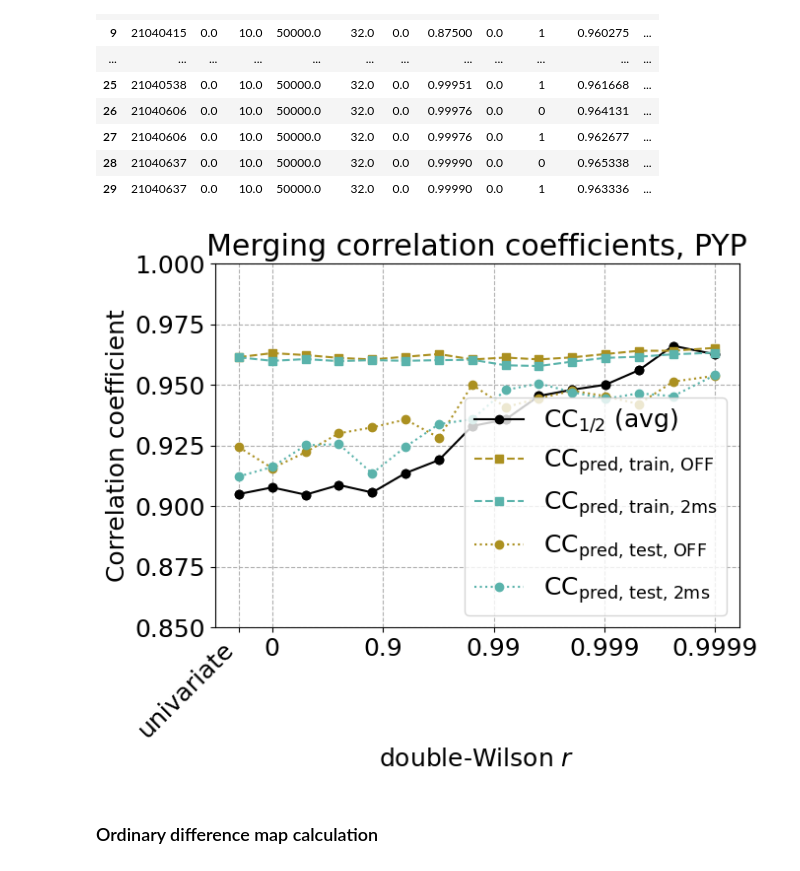
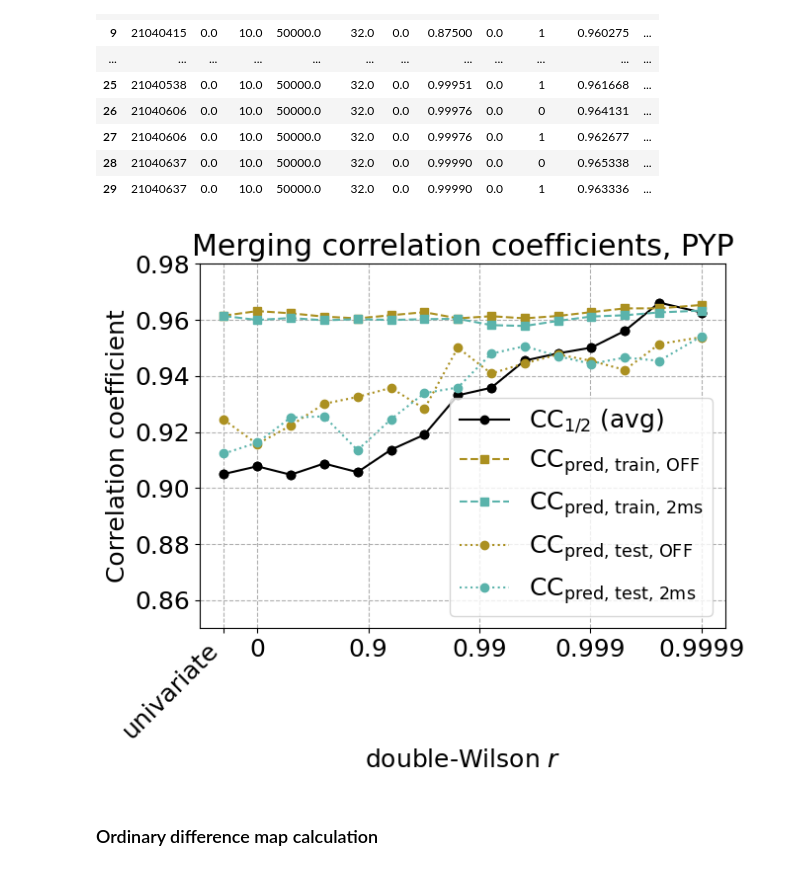
Before and after one commit to Hekstra-Lab/dw-examples, a Jupyter notebook: pyp/Inspect_Careless_param_grid.ipynb, the cells around one changed output. Cells and saved outputs as stored; diff of their text form; code cells hidden in the pictures.

```diff
--- a/pyp/Inspect_Careless_param_grid.ipynb
+++ b/pyp/Inspect_Careless_param_grid.ipynb
@@ -363,30 +363,30 @@ all_results_avg
 # %%
 fig,ax = plt.subplots(figsize=(7,6))
 
 plt.plot(np.log10(1-tmp["rDW"]),tmp["CChalf"],'ko-',label=r"CC$_\text{1/2}$ (avg)")
 plt.plot(np.log10(1-tmp[tmp["delay"]==0]["rDW"]),tmp[tmp["delay"]==0]["CCpred_train"],'s--',color=pyp_yellow,label=r"CC$_\text{pred, train, OFF}$")
 plt.plot(np.log10(1-tmp[tmp["delay"]==1]["rDW"]),tmp[tmp["delay"]==1]["CCpred_train"],'s--',color=pyp_blue,label=r"CC$_\text{pred, train, 2ms}$")
 plt.plot(np.log10(1-tmp[tmp["delay"]==0]["rDW"]),tmp[tmp["delay"]==0]["CCpred_test"],'o:',color=pyp_yellow,label=r"CC$_\text{pred, test, OFF}$")
 plt.plot(np.log10(1-tmp[tmp["delay"]==1]["rDW"]),tmp[tmp["delay"]==1]["CCpred_test"],'o:',color=pyp_blue,label=r"CC$_\text{pred, test, 2ms}$")
 
 plt.grid(linestyle="--")
 plt.title("Merging correlation coefficients, PYP")
 plt.legend(loc="lower right")
 plt.xlabel("double-Wilson $r$")
 plt.ylabel("Correlation coefficient")
 plt.gca().invert_xaxis()
 plt.xticks(ticks=[-4,-3,-2,-1,0, 0.303],labels=["0.9999","0.999","0.99","0.9","0","univariate"])
 #ax.set_yscale("log")
-plt.ylim([0.85,1])
+plt.ylim([0.85,0.98])
 ticks = ax.get_xticklabels()
 ticks[-1].set_rotation(45)
 ticks[-1].set_ha("right")
 ax.legend(loc='lower right')
 plt.tight_layout()
-plt.savefig("figures/CCs-exp.svg",bbox_inches="tight")
+plt.savefig("figures/CCs.svg",bbox_inches="tight")
 plt.show()
 # %% [output]
-[figure, old version]
+[figure, new version]
 # %%
 all_results.to_csv("careless_runs/all_results.csv")
 # %% [markdown]
```
Also changed, not shown: 1 other file.
